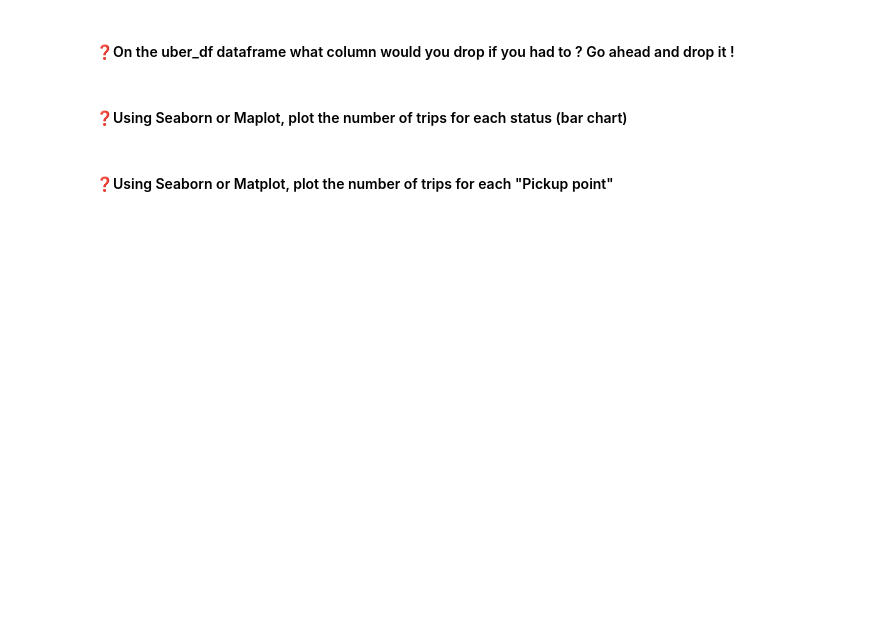
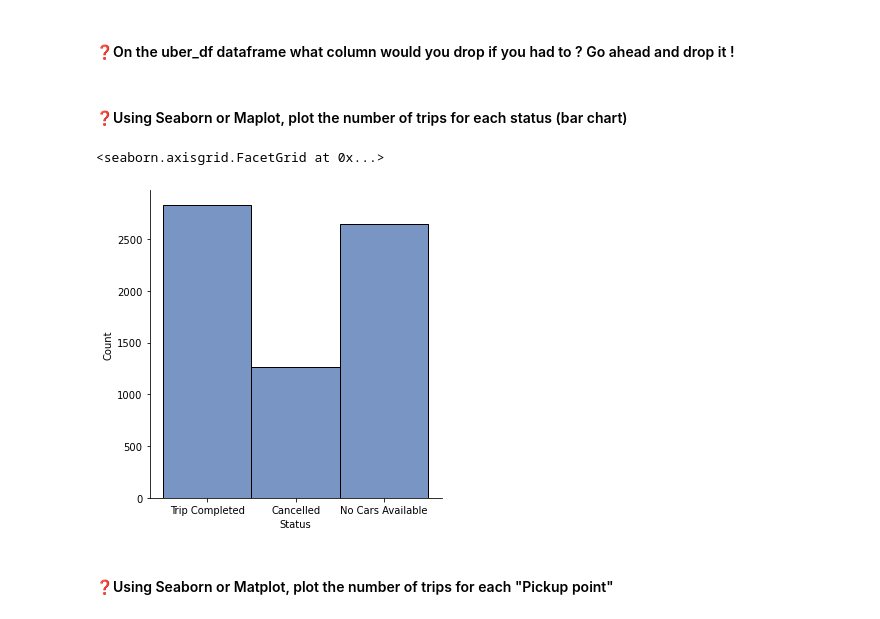
Before and after one commit to Campano/data-analysis, a Jupyter notebook: Uber_Noe_Airports.ipynb, the cells around one changed output. Drawn from its saved outputs; the diff is of its cells as text; code cells hidden in the pictures; blank space fills up the shorter version.

```diff
--- a/Uber_Noe_Airports.ipynb
+++ b/Uber_Noe_Airports.ipynb
@@ -20,6 +82,14 @@ uber_df = pd.read_csv('data/uber_requests.csv')
 # %% [markdown]
 #### ❓On the uber_df dataframe what column would you drop if you had to ? Go ahead and drop it !
+# %%
+uber_df.drop('Request id', axis='columns', inplace=True)
 # %% [markdown]
 #### ❓Using Seaborn or Maplot, plot the number of trips for each status (bar chart)
+# %%
+sns.set_palette('deep')
+sns.displot(uber_df['Status'])
+# %% [output]
+<seaborn.axisgrid.FacetGrid at 0x...>
+[figure, added]
 # %% [markdown]
 #### ❓Using Seaborn or Matplot,  plot the number of trips for each "Pickup point"
```
Also changed, not shown: parts of 18 cells of this notebook, 4 other files.
